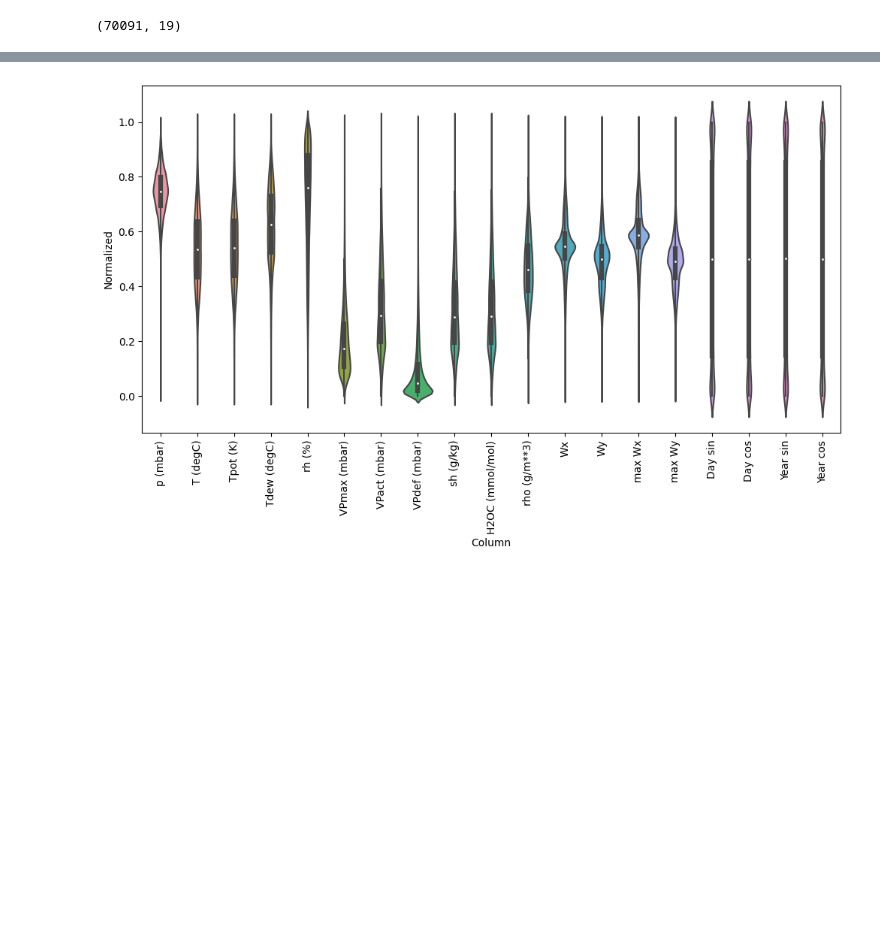
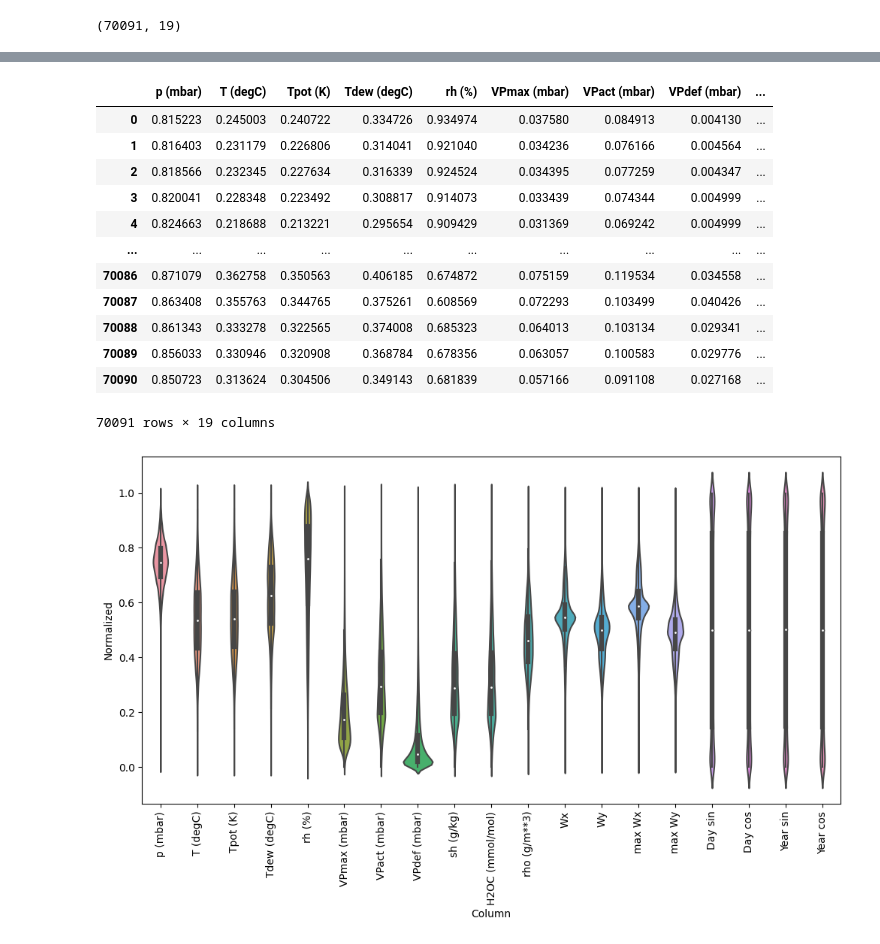
Before and after one commit to ThomasHeinThura/Tensorflow_helper_function, a Jupyter notebook: example-file/weather/weather.ipynb, the cells around one changed output, grey strips where cells are left out. Saved outputs shown, nothing was run; the diff lists cells and outputs as text; code cells hidden in the pictures; blank space fills up the shorter version.

```diff
--- a/example-file/weather/weather.ipynb
+++ b/example-file/weather/weather.ipynb
@@ -288,0 +305,3 @@ scaled_df.shape
+# %%
+column_names = list(df.columns.values)
+column_names
@@ -289,3 +328,2 @@ scaled_df.shape
 # %%
-scaled_df = pd.DataFrame(scaled_df)
-scaled_df
+scaled_df_pd = pd.DataFrame(scaled_df.tolist(),columns=column_names)
@@ -306 +330,17 @@ scaled_df
+# %%
+scaled_df_pd
+# %% [output]
+|  | p (mbar) | T (degC) | Tpot (K) | Tdew (degC) | rh (%) | VPmax (mbar) | VPact (mbar) | VPdef (mbar) | ... |
+| 0 | 0.815223 | 0.245003 | 0.240722 | 0.334726 | 0.934974 | 0.037580 | 0.084913 | 0.004130 | ... |
+| 1 | 0.816403 | 0.231179 | 0.226806 | 0.314041 | 0.921040 | 0.034236 | 0.076166 | 0.004564 | ... |
+| 2 | 0.818566 | 0.232345 | 0.227634 | 0.316339 | 0.924524 | 0.034395 | 0.077259 | 0.004347 | ... |
+| 3 | 0.820041 | 0.228348 | 0.223492 | 0.308817 | 0.914073 | 0.033439 | 0.074344 | 0.004999 | ... |
+| 4 | 0.824663 | 0.218688 | 0.213221 | 0.295654 | 0.909429 | 0.031369 | 0.069242 | 0.004999 | ... |
+| ... | ... | ... | ... | ... | ... | ... | ... | ... | ... |
+| 70086 | 0.871079 | 0.362758 | 0.350563 | 0.406185 | 0.674872 | 0.075159 | 0.119534 | 0.034558 | ... |
+| 70087 | 0.863408 | 0.355763 | 0.344765 | 0.375261 | 0.608569 | 0.072293 | 0.103499 | 0.040426 | ... |
+| 70088 | 0.861343 | 0.333278 | 0.322565 | 0.374008 | 0.685323 | 0.064013 | 0.103134 | 0.029341 | ... |
+| 70089 | 0.856033 | 0.330946 | 0.320908 | 0.368784 | 0.678356 | 0.063057 | 0.100583 | 0.029776 | ... |
+| 70090 | 0.850723 | 0.313624 | 0.304506 | 0.349143 | 0.681839 | 0.057166 | 0.091108 | 0.027168 | ... |
+70091 rows × 19 columns
 # %%
```
Also changed, not shown: parts of 8 cells of this notebook, 2 other files.
